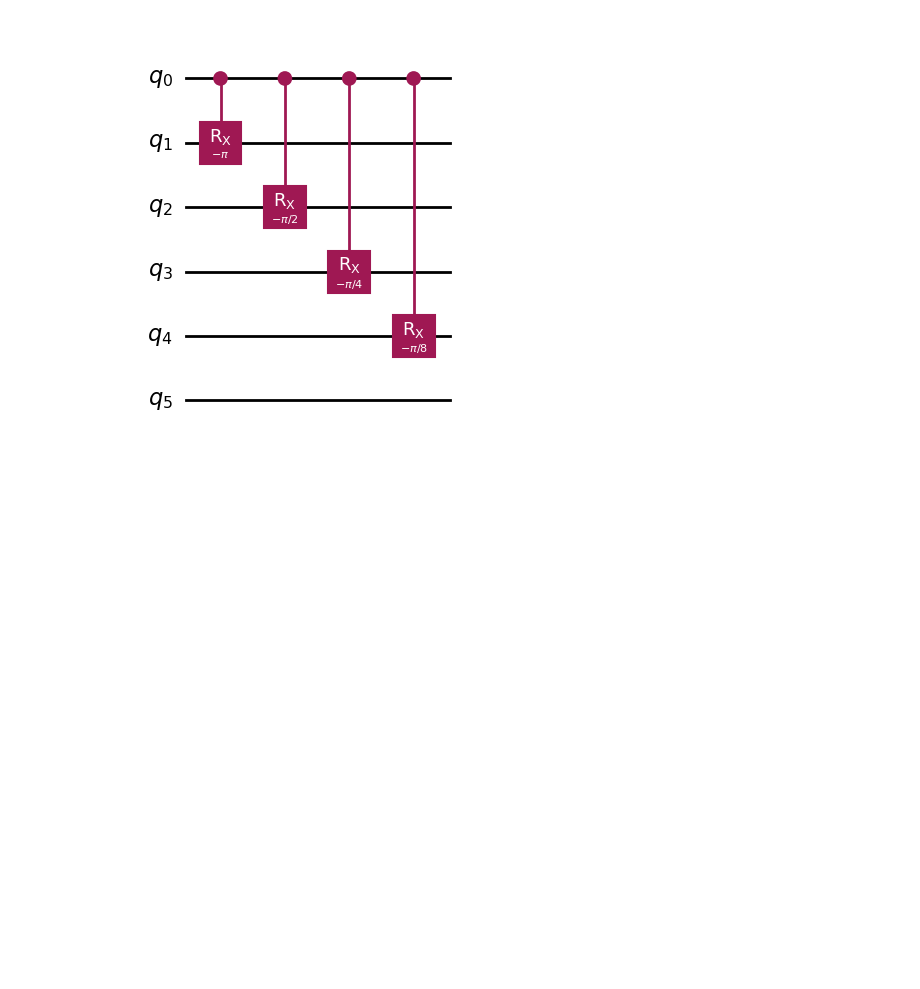
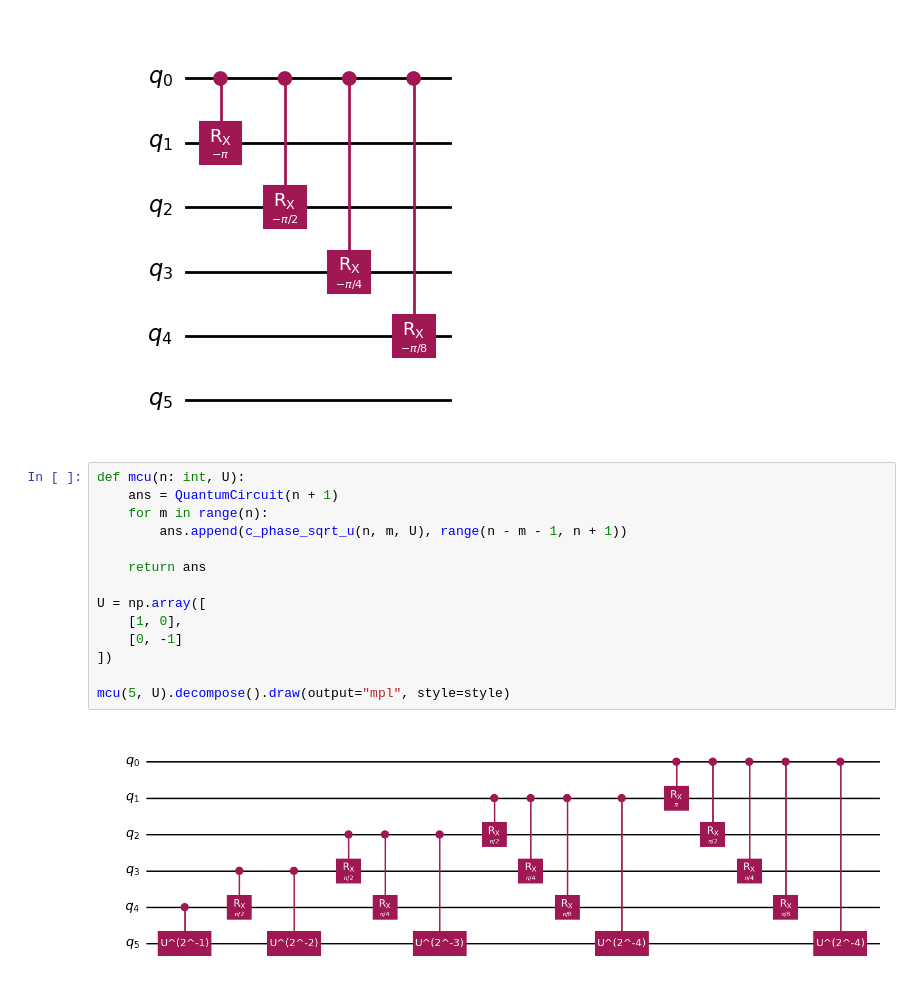
Before and after one commit to misho9714/Multi-Controlled-U, a Jupyter notebook: notebook.ipynb, the cells around one changed output. Saved outputs shown, nothing was run; the diff lists cells and outputs as text; blank space fills up the shorter version.

```diff
--- a/notebook.ipynb
+++ b/notebook.ipynb
@@ -86,3 +86,19 @@ U = np.array([
 c_phase_dagger(5, 4).draw(output="mpl", style=style)
 # %% [output]
 [figure]
+# %%
+def mcu(n: int, U):
+    ans = QuantumCircuit(n + 1)
+    for m in range(n):
+        ans.append(c_phase_sqrt_u(n, m, U), range(n - m - 1, n + 1))
+
+    return ans
+
+U = np.array([
+    [1, 0],
+    [0, -1]
+])
+
+mcu(5, U).decompose().draw(output="mpl", style=style)
+# %% [output]
+[figure, added]
```
